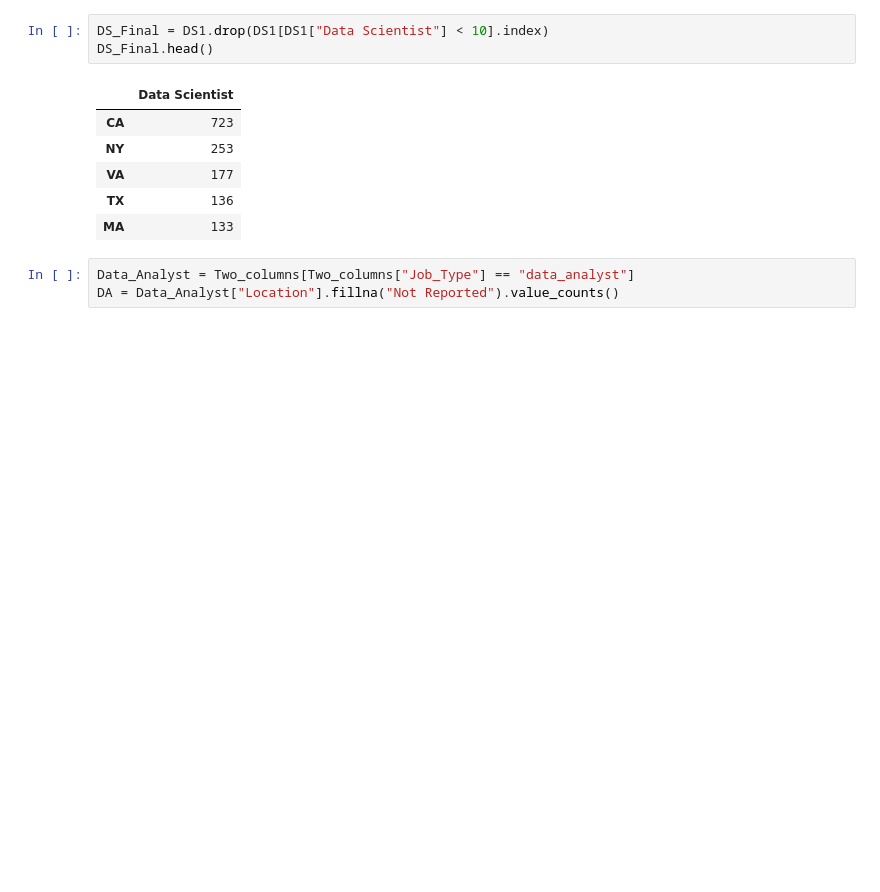
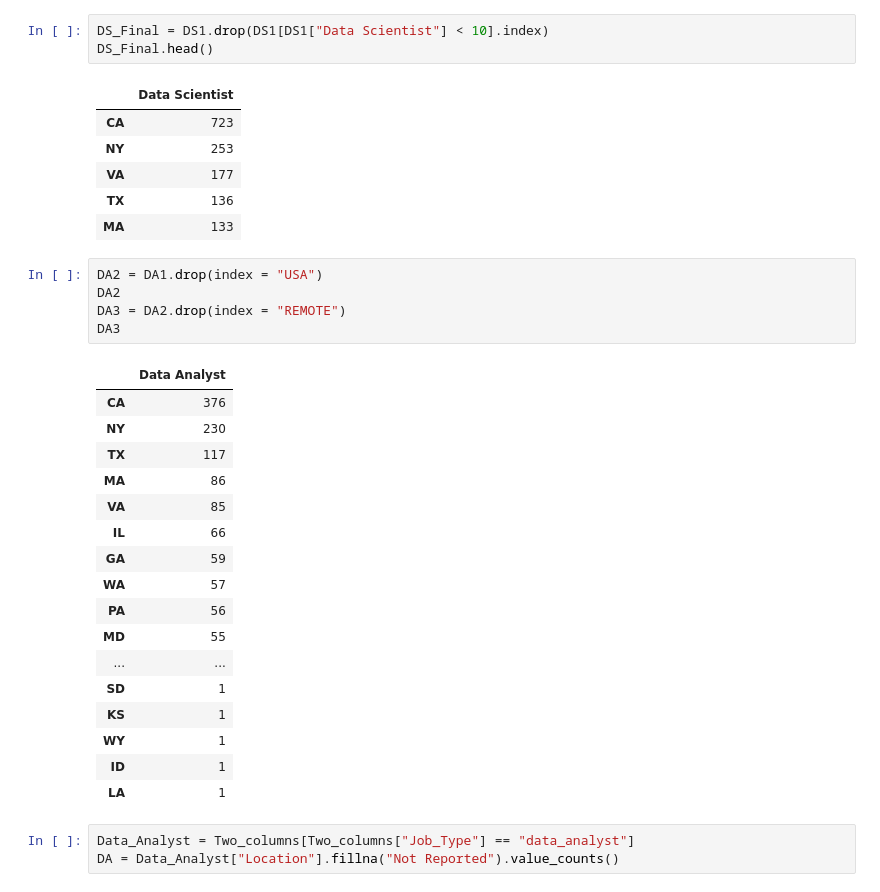
Before and after one commit to wcopeland118/Analysis-of-Data-Job-Salaries, a Jupyter notebook: Shilpa/Data Analyst.ipynb, the cells around one changed output. Drawn from its saved outputs; the diff is of its cells as text; blank space fills up the shorter version.

```diff
--- a/Shilpa/Data Analyst.ipynb
+++ b/Shilpa/Data Analyst.ipynb
@@ -266,6 +266,29 @@ DS_Final.head()
 | VA | 177 |
 | TX | 136 |
 | MA | 133 |
+# %%
+DA2 = DA1.drop(index = "USA")
+DA2
+DA3 = DA2.drop(index = "REMOTE")
+DA3
+# %% [output]
+|  | Data Analyst |
+| CA | 376 |
+| NY | 230 |
+| TX | 117 |
+| MA | 86 |
+| VA | 85 |
+| IL | 66 |
+| GA | 59 |
+| WA | 57 |
+| PA | 56 |
+| MD | 55 |
+| ... | ... |
+| SD | 1 |
+| KS | 1 |
+| WY | 1 |
+| ID | 1 |
+| LA | 1 |
 # %%
 Data_Analyst = Two_columns[Two_columns["Job_Type"] == "data_analyst"]
 DA = Data_Analyst["Location"].fillna("Not Reported").value_counts()
```
Also changed, not shown: parts of 6 cells of this notebook, 5 other files.
